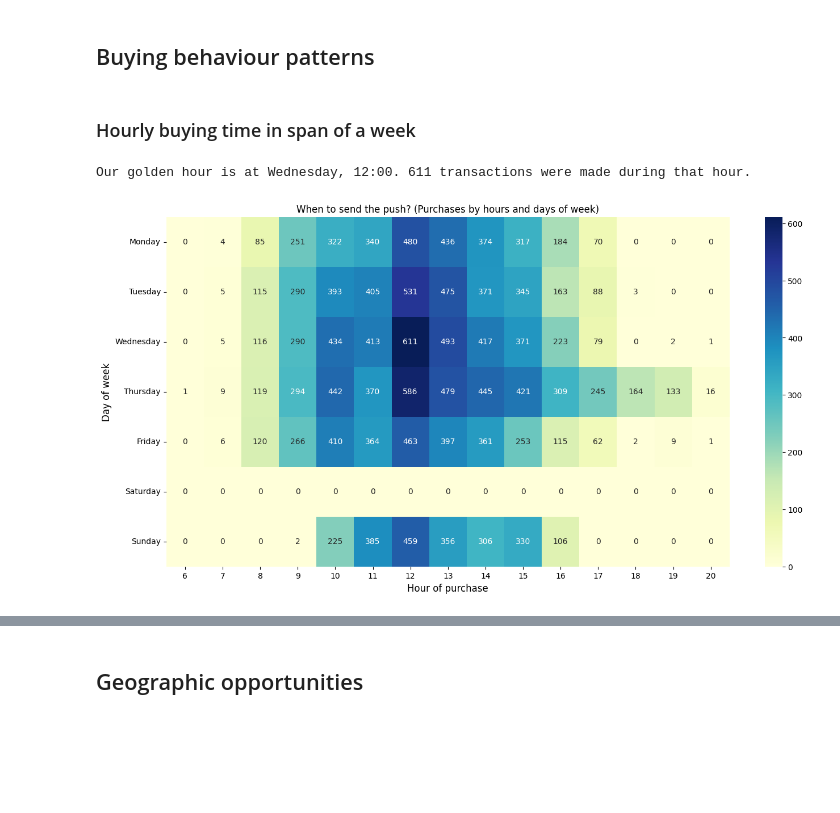
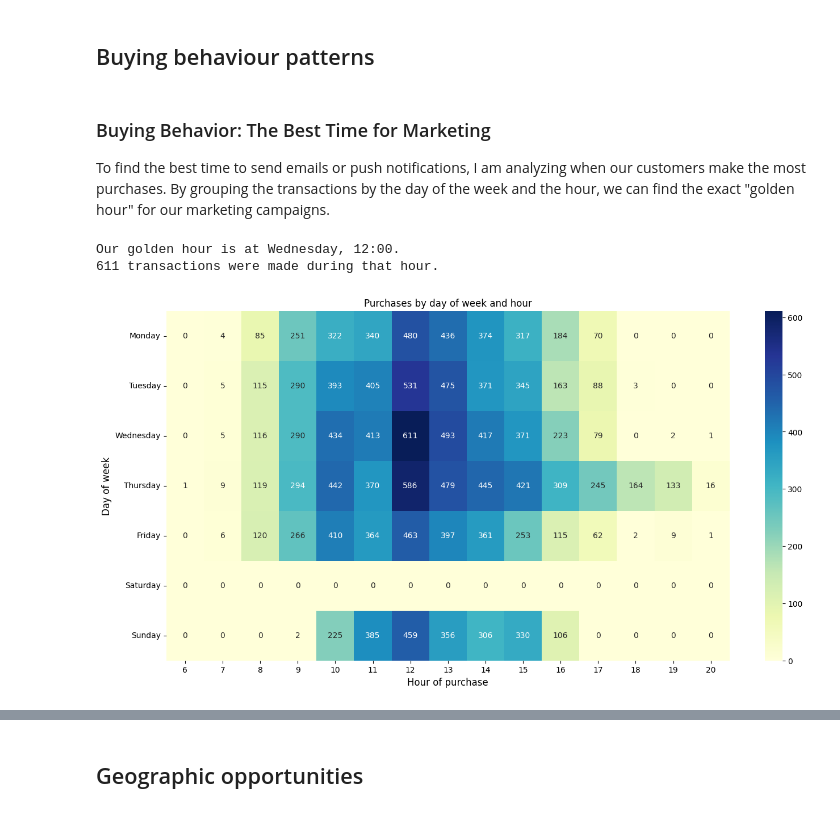
Before and after one commit to i-slusarczyk/online-retail-analysis, a Jupyter notebook: online_retail_analysis.ipynb, the cells around one changed output, grey strips where cells are left out. Cells and saved outputs as stored; diff of their text form; code cells hidden in the pictures; blank space fills up the shorter version.

```diff
--- a/online_retail_analysis.ipynb
+++ b/online_retail_analysis.ipynb
@@ -459,7 +496,9 @@ f"80% of revenue is generated by top {ratio:.1%} customers"
 # %% [markdown]
 ## Buying behaviour patterns
 # %% [markdown]
-### Hourly buying time in span of a week
+### Buying Behavior: The Best Time for Marketing
+
+To find the best time to send emails or push notifications, I am analyzing when our customers make the most purchases. By grouping the transactions by the day of the week and the hour, we can find the exact "golden hour" for our marketing campaigns.
 # %%
 days_dict = {
     0: "Monday",
@@ -471,6 +510,7 @@ days_dict = {
     6: "Sunday",
 }
 days_order = np.arange(0, 7)
+
 summary_weekly_hourly = (
     df_no_cancel.assign(
         Day=lambda x: x["InvoiceDate"].dt.day_of_week,
@@ -491,18 +531,19 @@ golden_hour_row = summary_weekly_hourly.loc[
     summary_weekly_hourly["InvoiceCount"].idxmax()
 ]
 
-print(
-    f"Our golden hour is at {days_dict[golden_hour_row['Day']]}, {golden_hour_row['Hour']}:00. {golden_hour_row['InvoiceCount']} transactions were made during that hour."
-)
-
-plt.figure(figsize=(16, 8))
-ax = sns.heatmap(weekly_purchase_matrix, annot=True, cmap="YlGnBu", fmt="g")
-ax.set_yticklabels(days_dict.values(), rotation=0)
-plt.title("When to send the push? (Purchases by hours and days of week)")
-plt.ylabel("Day of week", fontsize=12)
-plt.xlabel("Hour of purchase", fontsize=12)
-plt.show()
+print(f"Our golden hour is at {days_dict[golden_hour_row['Day']]}, {golden_hour_row['Hour']}:00.")
+print(f"{golden_hour_row['InvoiceCount']} transactions were made during that hour.")
 # %% [output]
-Our golden hour is at Wednesday, 12:00. 611 transactions were made during that hour.
+Our golden hour is at Wednesday, 12:00.
+611 transactions were made during that hour.
-[figure, removed]
+# %%
+plt.figure(figsize=(16, 8))
+ax = sns.heatmap(weekly_purchase_matrix, annot=True, cmap="YlGnBu", fmt="g")
+ax.set_yticklabels(days_dict.values(), rotation=0)
+plt.title("Purchases by day of week and hour")
+plt.ylabel("Day of week", fontsize=12)
+plt.xlabel("Hour of purchase", fontsize=12)
+plt.show()
+# %% [output]
+[figure, added]
 # %% [markdown]
```
Also changed, not shown: parts of 23 cells of this notebook.
